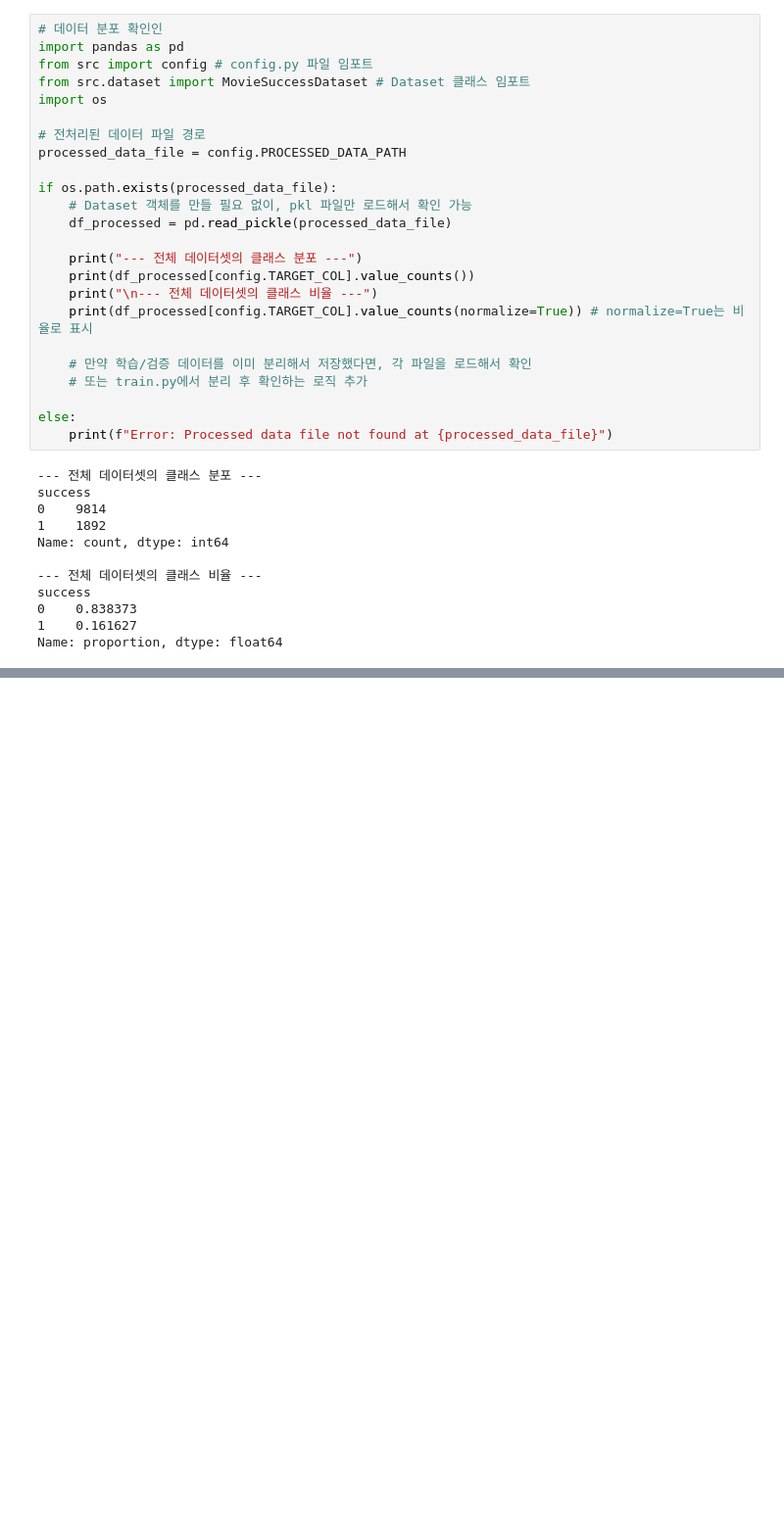
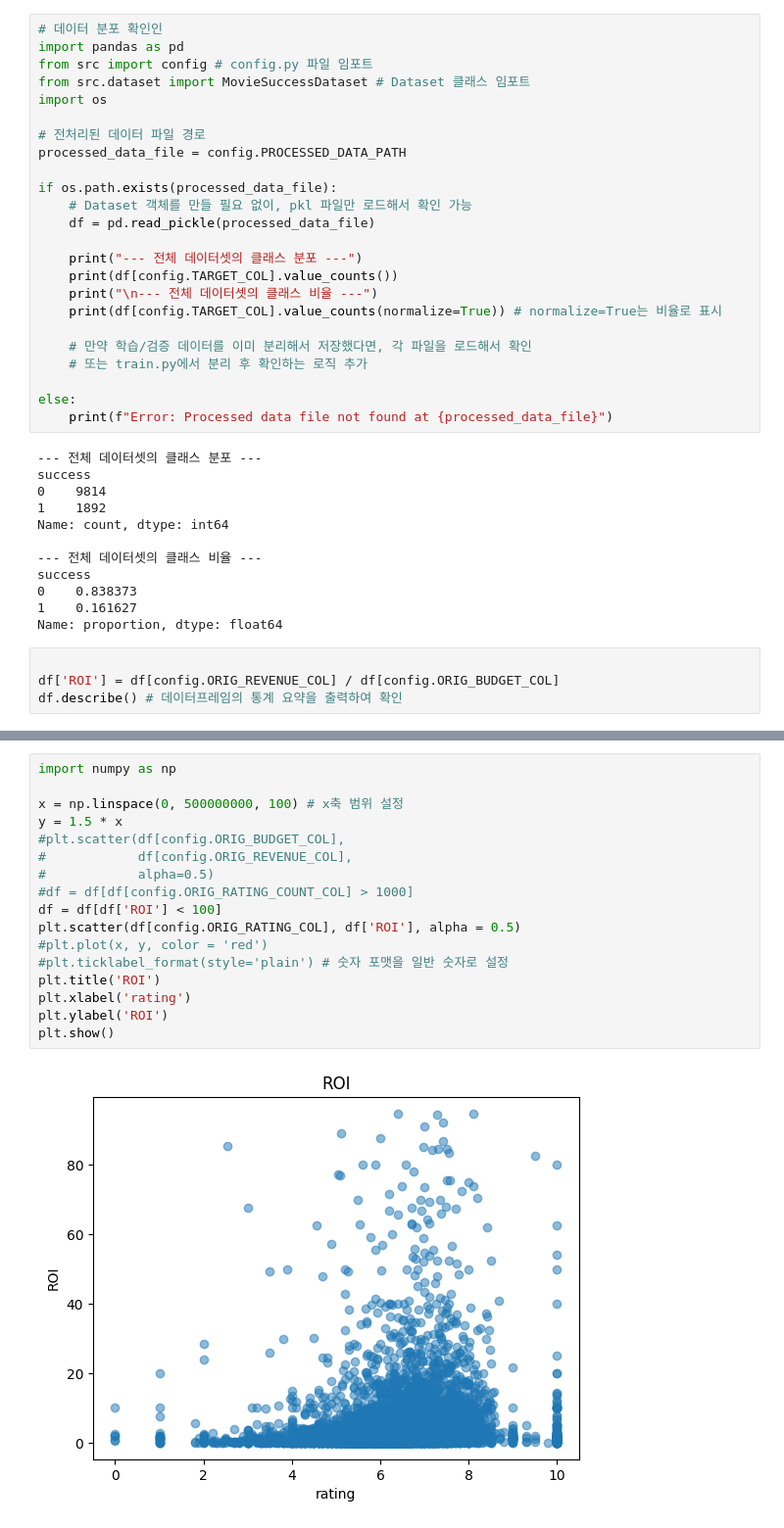
Before and after one commit to OTT-Predictor/OTT-Predictor, a Jupyter notebook: notebooks/training_visualization.ipynb, the cells around one changed output, grey strips where cells are left out. Shown: that part at 98% size. Cells and saved outputs as stored; diff of their text form; blank space fills up the shorter version.

```diff
--- a/notebooks/training_visualization.ipynb
+++ b/notebooks/training_visualization.ipynb
@@ -128,12 +128,12 @@ processed_data_file = config.PROCESSED_DATA_PATH
 
 if os.path.exists(processed_data_file):
     # Dataset 객체를 만들 필요 없이, pkl 파일만 로드해서 확인 가능
-    df_processed = pd.read_pickle(processed_data_file)
+    df = pd.read_pickle(processed_data_file)
 
     print("--- 전체 데이터셋의 클래스 분포 ---")
-    print(df_processed[config.TARGET_COL].value_counts())
+    print(df[config.TARGET_COL].value_counts())
     print("\n--- 전체 데이터셋의 클래스 비율 ---")
-    print(df_processed[config.TARGET_COL].value_counts(normalize=True)) # normalize=True는 비율로 표시
+    print(df[config.TARGET_COL].value_counts(normalize=True)) # normalize=True는 비율로 표시
 
     # 만약 학습/검증 데이터를 이미 분리해서 저장했다면, 각 파일을 로드해서 확인
     # 또는 train.py에서 분리 후 확인하는 로직 추가
@@ -152,3 +152,7 @@ success
 0    0.838373
 1    0.161627
 Name: proportion, dtype: float64
+# %%
+
+df['ROI'] = df[config.ORIG_REVENUE_COL] / df[config.ORIG_BUDGET_COL]
+df.describe() # 데이터프레임의 통계 요약을 출력하여 확인
@@ -154,0 +170,19 @@ Name: proportion, dtype: float64
+# %%
+import numpy as np
+
+x = np.linspace(0, 500000000, 100) # x축 범위 설정
+y = 1.5 * x
+#plt.scatter(df[config.ORIG_BUDGET_COL],
+#            df[config.ORIG_REVENUE_COL],
+#            alpha=0.5)
+#df = df[df[config.ORIG_RATING_COUNT_COL] > 1000]
+df = df[df['ROI'] < 100]
+plt.scatter(df[config.ORIG_RATING_COL], df['ROI'], alpha = 0.5)
+#plt.plot(x, y, color = 'red')
+#plt.ticklabel_format(style='plain') # 숫자 포맷을 일반 숫자로 설정
+plt.title('ROI')
+plt.xlabel('rating')
+plt.ylabel('ROI')
+plt.show()
+# %% [output]
+[figure, added]
```
Also changed, not shown: parts of 4 cells of this notebook, 2 other files.
